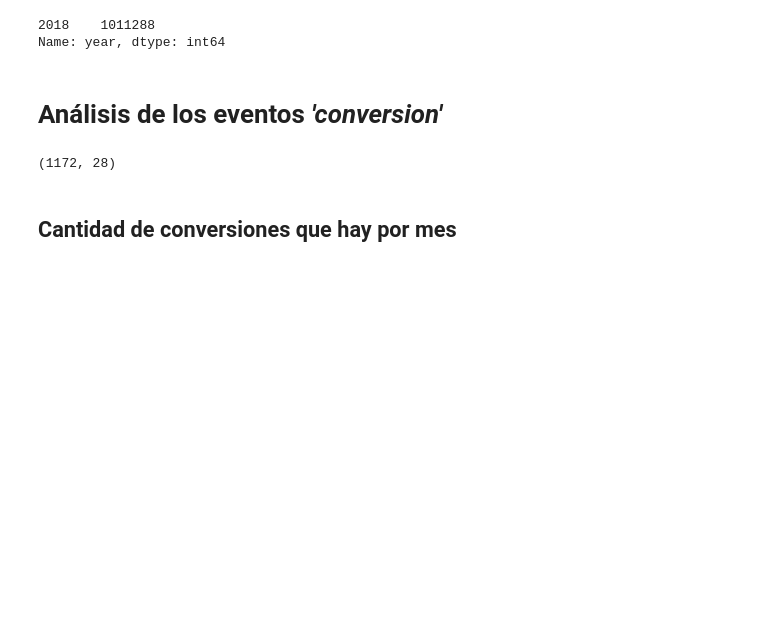
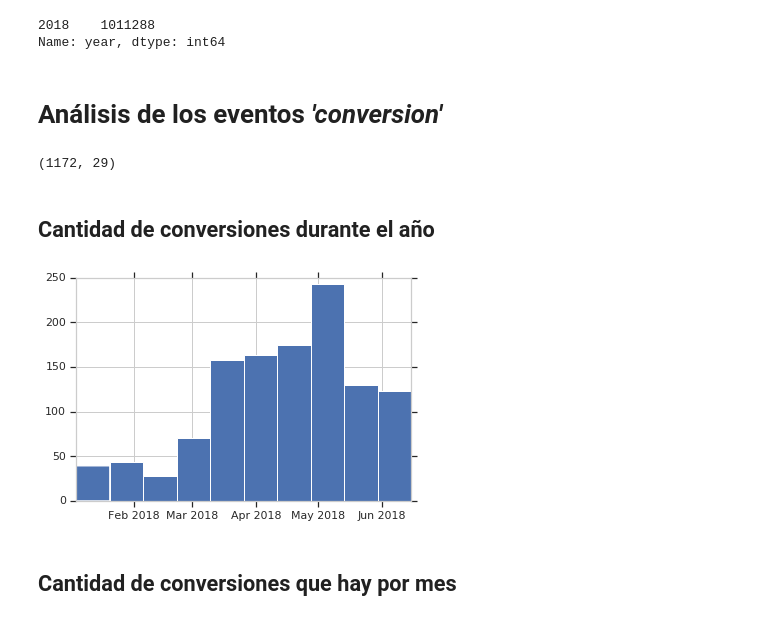
Before and after one commit to rozanecm/7506_OrganizacionDeDatos_TP1, a Jupyter notebook: quilombo.ipynb, the cells around one changed output. Drawn from its saved outputs; the diff is of its cells as text; code cells hidden in the pictures; blank space fills up the shorter version.

Commit message:
unos histogramas que no suman mucho :/

```diff
--- a/quilombo.ipynb
+++ b/quilombo.ipynb
@@ -232,6 +232,15 @@ eventos_raw['month'] = eventos_raw['timestamp'].dt.month
 eventos_raw['day'] = eventos_raw['timestamp'].dt.day
 eventos_raw['weekday'] = eventos_raw['timestamp'].dt.day_name()
 eventos_raw['hour'] = eventos_raw['timestamp'].dt.hour
+# %%
+#Se obtiene el día de la semana, se cuenta y se vuelca en un gráfico
+days = {0: "Domingo",1: "Lunes",2:"Martes",3: "Miércoles",4: "Jueves",5: "Viernes",6: "Sábado"}
+
+sorter = ["Domingo", "Lunes", "Martes", "Miércoles", "Jueves", "Viernes", "Sábado"]
+sorterIndex = dict(zip(sorter,range(len(sorter))))
+
+eventos_raw["dia_semana"] = eventos_raw["timestamp"].dt.dayofweek
+eventos_raw["dia_semana"] = eventos_raw["dia_semana"].apply(lambda x: days[x])
 # %%
 # Como vimos que el 96% de las entradas son desde Brasil y considerando el timstamp está
 # en zona horaria BRT/ART vamos a manejar los horarios como están, sin verificar la zona horaria
@@ -250,7 +259,15 @@ Name: year, dtype: int64
 eventos_conversion = eventos_raw.loc[eventos_raw.event == 'conversion']
 eventos_conversion.shape
 # %% [output]
-(1172, 28)
+(1172, 29)
+# %% [markdown]
+## Cantidad de conversiones durante el año
+# %%
+conversion_per_date = eventos_conversion.timestamp.dt.date.value_counts()
+# %%
+g = plt.hist(x = conversion_per_date.index, weights = conversion_per_date.values)
+# %% [output]
+[figure, added]
 # %% [markdown]
 ## Cantidad de conversiones que hay por mes
 # %%
```
Also changed, not shown: parts of 14 cells of this notebook.
